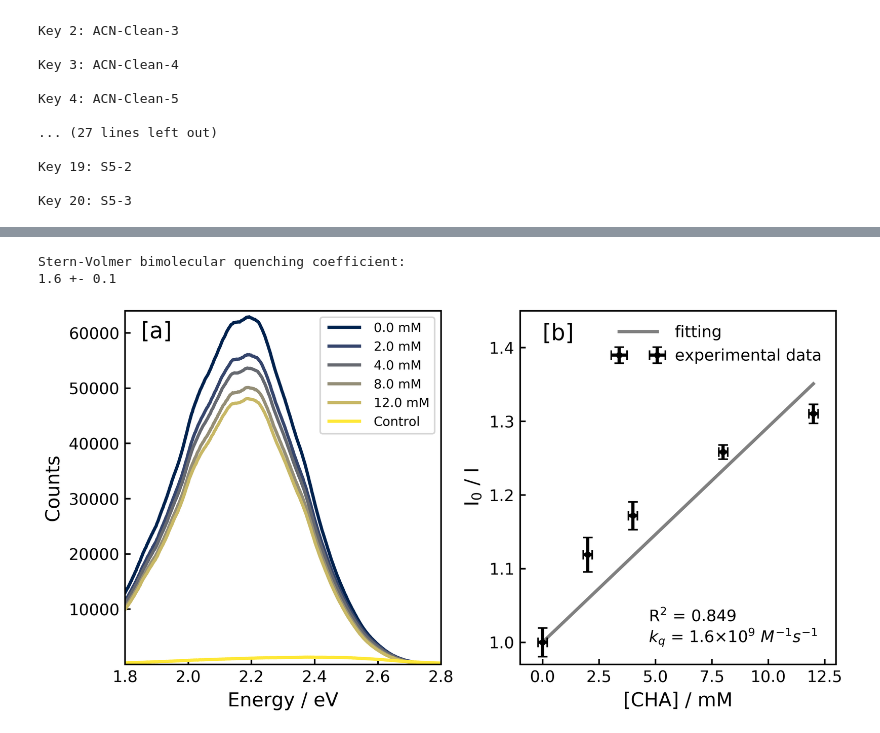
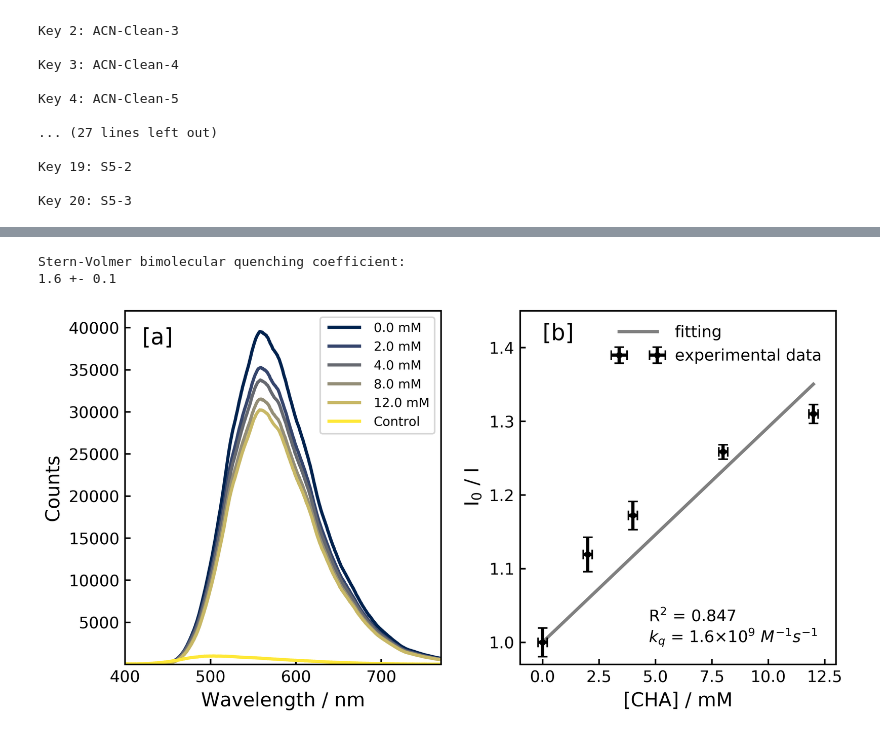
Before and after one commit to takashilawson/Stern-Volmer, a Jupyter notebook: 4CzIPN-SV-FINAL.ipynb, the cells around one changed output, grey strips where cells are left out. Saved outputs shown, nothing was run; the diff lists cells and outputs as text; code cells hidden in the pictures.

```diff
--- a/4CzIPN-SV-FINAL.ipynb
+++ b/4CzIPN-SV-FINAL.ipynb
@@ -114,7 +120,7 @@ plot_list_jac=[]
 
 for item in ds_list:
     time_slice=of.time_counts(item,[7],plot=False)
-    slice_wav=time_slice.truncate(before=399.8040992224527, after=699.9008009904964,axis='columns')
+    slice_wav=time_slice.truncate(before=399.8040992224527, after=770.3879359073867,axis='columns')
     slice_wav=slice_wav.sort_index(axis=1,ascending=False)
     wav=slice_wav.columns
     en=wav2en(slice_wav.columns) #in ev
@@ -336,7 +342,7 @@ plot_list_jac=[]
 
 for item in ds_list:
     time_slice=of.time_counts(item,[7],plot=False)
-    slice_wav=time_slice.truncate(before=399.8040992224527, after=699.9008009904964,axis='columns')
+    slice_wav=time_slice.truncate(before=399.8040992224527, after=770.3879359073867,axis='columns')
     slice_wav=slice_wav.sort_index(axis=1,ascending=False)
     wav=slice_wav.columns
     en=wav2en(slice_wav.columns) #in ev
@@ -368,11 +374,11 @@ Will plot 6.0 s in dataset
 # %%
 # calculate average spectra at each concentration
-cr=np.divide(sum(plot_list_jac[0:3]),3)
-c1=np.divide(sum(plot_list_jac[3:6]),3)
-c2=np.divide(sum(plot_list_jac[6:9]),3)
-c3=np.divide(sum(plot_list_jac[9:12]),3)
-c4=np.divide(sum(plot_list_jac[12:15]),3)
-c5=np.divide(sum(plot_list_jac[15:18]),3)
+cr=np.divide(sum(plot_list[0:3]),3)
+c1=np.divide(sum(plot_list[3:6]),3)
+c2=np.divide(sum(plot_list[6:9]),3)
+c3=np.divide(sum(plot_list[9:12]),3)
+c4=np.divide(sum(plot_list[12:15]),3)
+c5=np.divide(sum(plot_list[15:18]),3)
 # %%
 conc=[0.0,2.0,4.0,8.0,12.0]
 
@@ -423,41 +429,41 @@ xerr_v=0.2
 SV1=round((popt1[0]*1e-9)/(1e-3*tau),1)
 SVerr=round((perr1[0]*1e-9)/(1e-3*tau),1)
 print('Stern-Volmer bimolecular quenching coefficient:')
 print(SV1,'+-',SVerr)
 
 evenly_spaced_interval = np.linspace(0, 1, len(conc)+1)
 colors = [cm.cividis(x) for x in evenly_spaced_interval]
 
 with rc_context(fname=rc_fname):
     fig = plt.figure(figsize=(8, 4))
     gs = gridspec.GridSpec(1,2,width_ratios=(1,1),wspace=0.25)
     plt.rc('xtick', labelsize=10)
     plt.rc('ytick', labelsize=10)
     ax1 = plt.subplot(gs[0])
-    ax1.plot(en,c1,color=colors[0],label='{}'.format('0.0 mM'))
-    ax1.plot(en,c2,color=colors[1],label='{}'.format('2.0 mM'))
-    ax1.plot(en,c3,color=colors[2],label='{}'.format('4.0 mM'))
-    ax1.plot(en,c4,color=colors[3],label='{}'.format('8.0 mM'))
-    ax1.plot(en,c5,color=colors[4],label='{}'.format('12.0 mM'))
-    ax1.plot(en,cr,color=colors[5],label='{}'.format('Control'))
+    ax1.plot(wav,c1,color=colors[0],label='{}'.format('0.0 mM'))
+    ax1.plot(wav,c2,color=colors[1],label='{}'.format('2.0 mM'))
+    ax1.plot(wav,c3,color=colors[2],label='{}'.format('4.0 mM'))
+    ax1.plot(wav,c4,color=colors[3],label='{}'.format('8.0 mM'))
+    ax1.plot(wav,c5,color=colors[4],label='{}'.format('12.0 mM'))
+    ax1.plot(wav,cr,color=colors[5],label='{}'.format('Control'))
     ax1.legend(frameon=True,fontsize=8)
-    ax1.set_xlabel('Energy / eV',fontsize=12)
+    ax1.set_xlabel('Wavelength / nm',fontsize=12)
     ax1.set_ylabel('Counts',fontsize=12)
-    ax1.set_xlim(1.8,2.8)
-    ax1.set_ylim(1,64000)
-    ax1.text(1.85,59000,'[a]',fontsize=14)
+    ax1.set_xlim(400,770)
+    ax1.set_ylim(1,42000)
+    ax1.text(420,38000,'[a]',fontsize=14)
     ax2 = plt.subplot(gs[1])
     ax2.errorbar(conc, n_avg_counts, yerr=sd_error, xerr=xerr_v, color='black',fmt='.',mew=1,capsize=3,label='{}'.format('experimental data'))
     ax2.plot(conc,model_counts,color='grey',zorder=1,label='{}'.format('fitting'))
     ax2.legend(loc='upper right',fontsize=10)
     ax2.set_xlabel('[CHA] / mM',fontsize=12)
     ax2.set_ylabel('I$_0$ / I',fontsize=12)
     ax2.text(4.7,1.0,'{}'.format('R$^2$ = '+str(r_squared_1)+'\n$k_q$ = '+str(SV1)+r'$\times 10^{9}$ $M^{-1}s^{-1}$'),fontsize=10)
     ax2.set_xlim(-1,13)
     ax2.set_ylim(0.97,1.45)
     ax2.text(0,1.41,'[b]',fontsize=14)
     plt.show()
 # %% [output]
 Stern-Volmer bimolecular quenching coefficient:
 1.6 +- 0.1
-[figure, old version]
+[figure, new version]
```
Also changed, not shown: parts of 10 cells of this notebook.
